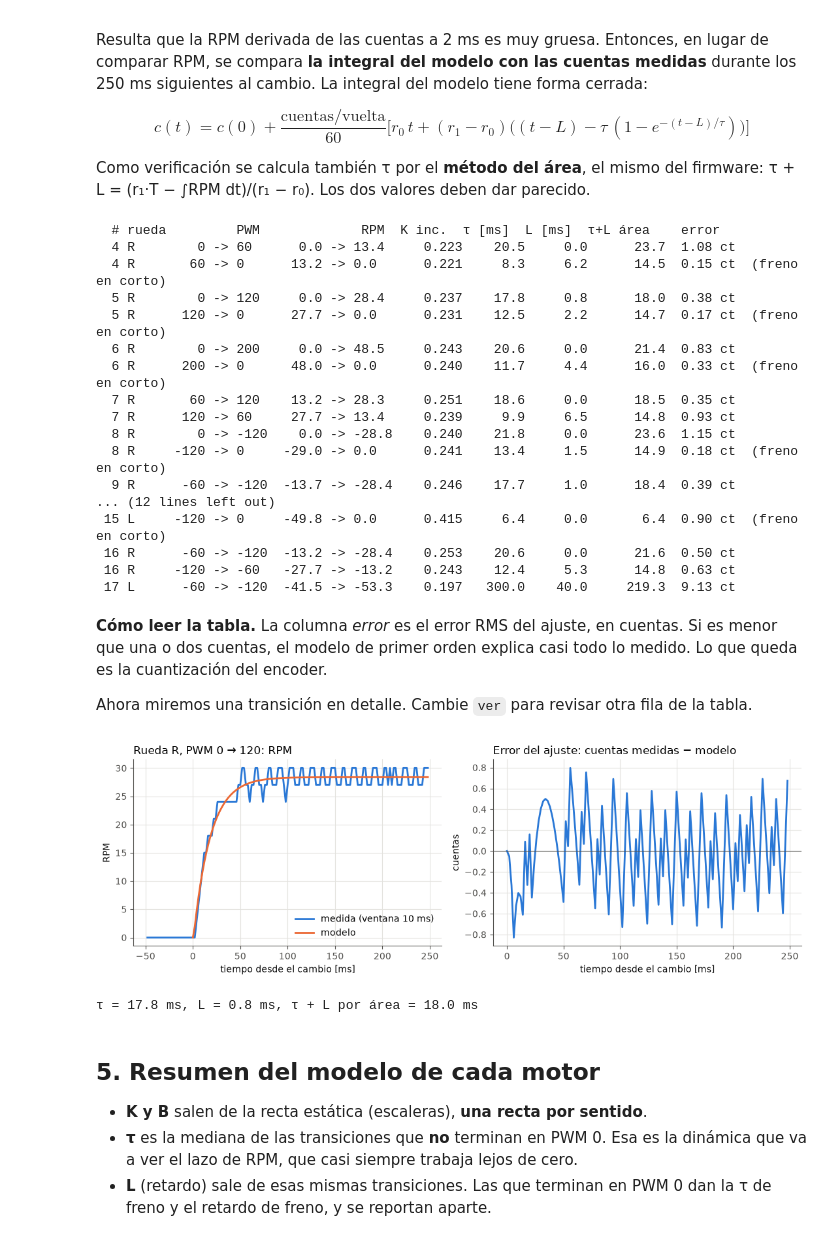
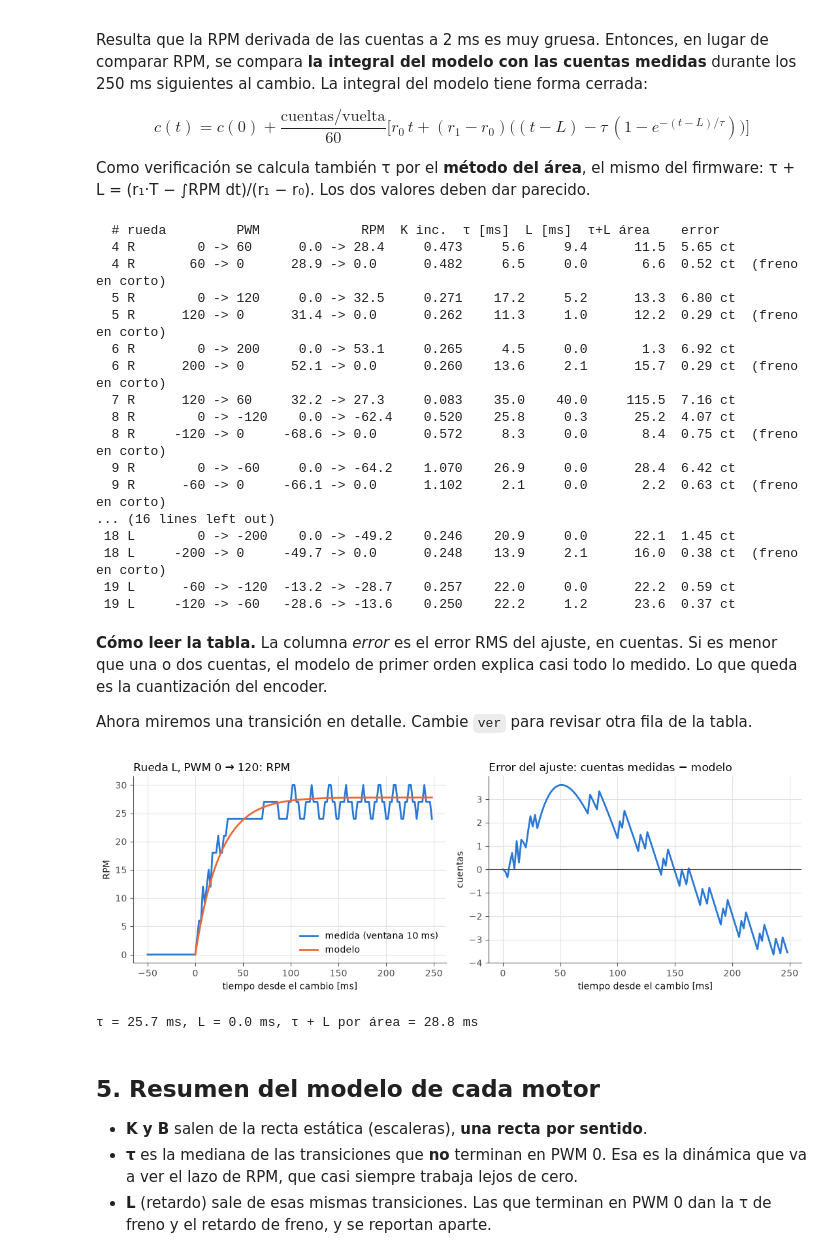
Before and after one commit to JeissonMartinez/Identificacion_motor_DC, a Jupyter notebook: notebook/ajuste_motor.ipynb, the cells around one changed output. Saved outputs shown, nothing was run; the diff lists cells and outputs as text; code cells hidden in the pictures.

```diff
--- a/notebook/ajuste_motor.ipynb
+++ b/notebook/ajuste_motor.ipynb
@@ -26,8 +26,8 @@ import matplotlib.pyplot as plt
 from scipy.optimize import least_squares
 
 # ---- Lo único que cambia cada grupo ----
-GRUPO = "Profesor"                                  # p. ej. "G3"
-RUTA_DATOS = Path("../datos/profesor")    # carpeta con los .csv o .log del monitor
+GRUPO = "Profesor_v2"                                  # p. ej. "G3"
+RUTA_DATOS = Path("../datos/profesor_v2")    # carpeta con los .csv o .log del monitor
 RUTA_RESULTADOS = Path("../resultados")
 
 # ---- Parámetros del análisis (se dejan así) ----
@@ -322,61 +322,61 @@ for r in transiciones:
           f"{r['rms_cuentas']:>5.2f} ct{nota}")
 # %% [output]
   # rueda         PWM             RPM  K inc.  τ [ms]  L [ms]  τ+L área    error
-  4 R        0 -> 60      0.0 -> 13.4     0.223    20.5     0.0      23.7  1.08 ct
-  4 R       60 -> 0      13.2 -> 0.0      0.221     8.3     6.2      14.5  0.15 ct  (freno en corto)
-  5 R        0 -> 120     0.0 -> 28.4     0.237    17.8     0.8      18.0  0.38 ct
-  5 R      120 -> 0      27.7 -> 0.0      0.231    12.5     2.2      14.7  0.17 ct  (freno en corto)
-  6 R        0 -> 200     0.0 -> 48.5     0.243    20.6     0.0      21.4  0.83 ct
-  6 R      200 -> 0      48.0 -> 0.0      0.240    11.7     4.4      16.0  0.33 ct  (freno en corto)
-  7 R       60 -> 120    13.2 -> 28.3     0.251    18.6     0.0      18.5  0.35 ct
-  7 R      120 -> 60     27.7 -> 13.4     0.239     9.9     6.5      14.8  0.93 ct
-  8 R        0 -> -120    0.0 -> -28.8    0.240    21.8     0.0      23.6  1.15 ct
-  8 R     -120 -> 0     -29.0 -> 0.0      0.241    13.4     1.5      14.9  0.18 ct  (freno en corto)
-  9 R      -60 -> -120  -13.7 -> -28.4    0.246    17.7     1.0      18.4  0.39 ct
-... (12 lines left out)
- 15 L     -120 -> 0     -49.8 -> 0.0      0.415     6.4     0.0       6.4  0.90 ct  (freno en corto)
- 16 R      -60 -> -120  -13.2 -> -28.4    0.253    20.6     0.0      21.6  0.50 ct
- 16 R     -120 -> -60   -27.7 -> -13.2    0.243    12.4     5.3      14.8  0.63 ct
- 17 L      -60 -> -120  -41.5 -> -53.3    0.197   300.0    40.0     219.3  9.13 ct
+  4 R        0 -> 60      0.0 -> 28.4     0.473     5.6     9.4      11.5  5.65 ct
+  4 R       60 -> 0      28.9 -> 0.0      0.482     6.5     0.0       6.6  0.52 ct  (freno en corto)
+  5 R        0 -> 120     0.0 -> 32.5     0.271    17.2     5.2      13.3  6.80 ct
+  5 R      120 -> 0      31.4 -> 0.0      0.262    11.3     1.0      12.2  0.29 ct  (freno en corto)
+  6 R        0 -> 200     0.0 -> 53.1     0.265     4.5     0.0       1.3  6.92 ct
+  6 R      200 -> 0      52.1 -> 0.0      0.260    13.6     2.1      15.7  0.29 ct  (freno en corto)
+  7 R      120 -> 60     32.2 -> 27.3     0.083    35.0    40.0     115.5  7.16 ct
+  8 R        0 -> -120    0.0 -> -62.4    0.520    25.8     0.3      25.2  4.07 ct
+  8 R     -120 -> 0     -68.6 -> 0.0      0.572     8.3     0.0       8.4  0.75 ct  (freno en corto)
+  9 R        0 -> -60     0.0 -> -64.2    1.070    26.9     0.0      28.4  6.42 ct
+  9 R      -60 -> 0     -66.1 -> 0.0      1.102     2.1     0.0       2.2  0.63 ct  (freno en corto)
+... (16 lines left out)
+ 18 L        0 -> -200    0.0 -> -49.2    0.246    20.9     0.0      22.1  1.45 ct
+ 18 L     -200 -> 0     -49.7 -> 0.0      0.248    13.9     2.1      16.0  0.38 ct  (freno en corto)
+ 19 L      -60 -> -120  -13.2 -> -28.7    0.257    22.0     0.0      22.2  0.59 ct
+ 19 L     -120 -> -60   -28.6 -> -13.6    0.250    22.2     1.2      23.6  0.37 ct
 # %% [markdown]
 **Cómo leer la tabla.** La columna *error* es el error RMS del ajuste, en cuentas. Si es menor que una o dos cuentas, el modelo de primer orden explica casi todo lo medido. Lo que queda es la cuantización del encoder.
 
 Ahora miremos una transición en detalle. Cambie `ver` para revisar otra fila de la tabla.
 # %%
-ver = 2    # fila de la tabla de transiciones (0 = primera fila)
+ver = 17    # fila de la tabla de transiciones (0 = primera fila)
 
 r = transiciones[ver]
 e = ensayos[r["ensayo"]]
 cpv = e["cpv"][r["lado"]]
 tt, cc = r["tt"], r["cc"]
 modelo = cuentas_modelo(tt, r["r0"], r["r1"], r["tau"], r["L"], cpv)
 
 # RPM medida (ventana) y RPM del modelo, con el tiempo contado desde el cambio de PWM
 t, rpm = e["t"], rpm_ventana(e, r["lado"])
 t_rel = t - t[r["i_cambio"]]
 s = np.clip(tt - r["L"], 0, None)
 rpm_mod = r["r0"] + (r["r1"] - r["r0"]) * (1 - np.exp(-s / r["tau"]))
 
 fig, (a1, a2) = plt.subplots(1, 2, figsize=(11, 3.8))
 ventana = (t_rel > -0.05) & (t_rel < VENTANA_AJUSTE_MS * 1e-3)
 a1.plot(t_rel[ventana] * 1e3, rpm[ventana], color=AZUL, label=f"medida (ventana {VENTANA_RPM_MS} ms)")
 a1.plot(tt * 1e3, rpm_mod, color=NARANJA, label="modelo")
 a1.set_title(f"Rueda {r['lado']}, PWM {r['u0']} → {r['u1']}: RPM", loc="left")
 a1.set_xlabel("tiempo desde el cambio [ms]")
 a1.set_ylabel("RPM")
 a1.legend(loc="best")
 
 a2.plot(tt * 1e3, cc - modelo, color=AZUL)
 a2.axhline(0, color=GRIS, lw=0.8)
 a2.set_title("Error del ajuste: cuentas medidas − modelo", loc="left")
 a2.set_xlabel("tiempo desde el cambio [ms]")
 a2.set_ylabel("cuentas")
 plt.tight_layout()
 plt.show()
 print(f"τ = {r['tau']*1e3:.1f} ms, L = {r['L']*1e3:.1f} ms, τ + L por área = {r['tau_area']*1e3:.1f} ms")
 # %% [output]
-[figure, old version]
+[figure, new version]
-τ = 17.8 ms, L = 0.8 ms, τ + L por área = 18.0 ms
+τ = 25.7 ms, L = 0.0 ms, τ + L por área = 28.8 ms
 # %% [markdown]
 ## 5. Resumen del modelo de cada motor
 
```
Also changed, not shown: parts of 8 cells of this notebook, 10 other files.
